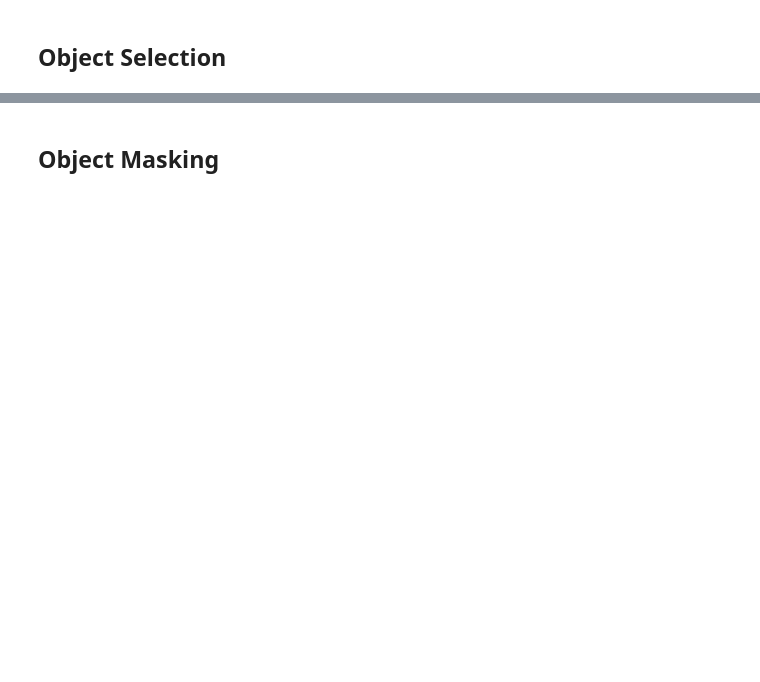
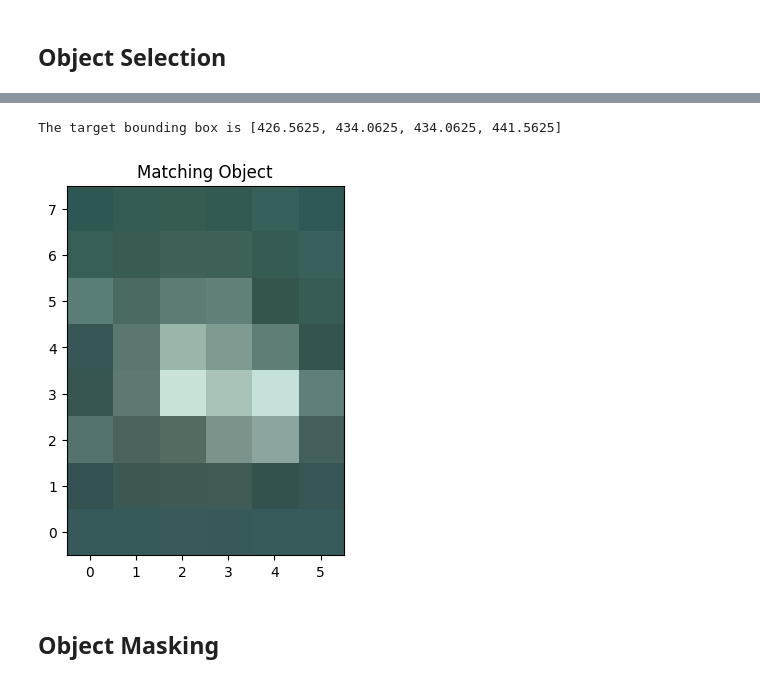
Before and after one commit to ElanoBeer/synthetic-satellite-pipeline, a Jupyter notebook: notebooks/pipeline_overview.ipynb, the cells around one changed output, grey strips where cells are left out. Drawn from its saved outputs; the diff is of its cells as text; code cells hidden in the pictures; blank space fills up the shorter version.

```diff
--- a/notebooks/pipeline_overview.ipynb
+++ b/notebooks/pipeline_overview.ipynb
@@ -70,3 +91,18 @@ plt.show()
+# %%
+bboxes = inserter.parse_voc_xml(annot_dir + "/" + img_file[:-4] + ".xml")
+dst_bbox = bboxes[0][0]
+print(f"The target bounding box is {dst_bbox}")
+# %% [output]
+The target bounding box is [426.5625, 434.0625, 434.0625, 441.5625]
+# %%
+# Use candidate matching instead
+selected_obj, selected_mask = inserter.select_candidate_object(dst_bbox, exclude_key=img_file[:-4] + ".xml")
+plt.imshow(selected_obj)
+plt.gca().invert_yaxis()
+plt.title("Matching Object")
+plt.show()
+# %% [output]
+[figure, added]
 # %% [markdown]
 ## Object Masking
 # %%
```
Also changed, not shown: parts of 16 cells of this notebook.
